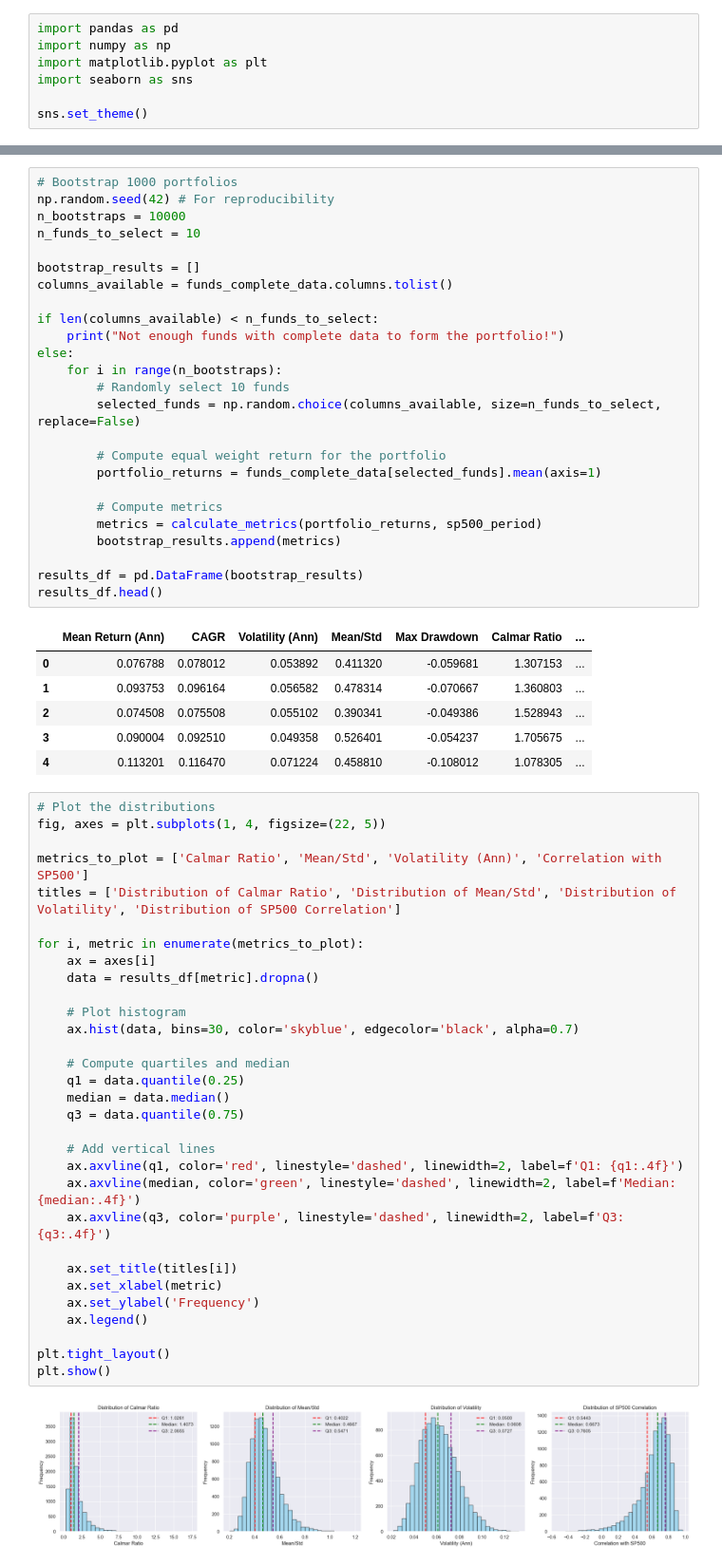
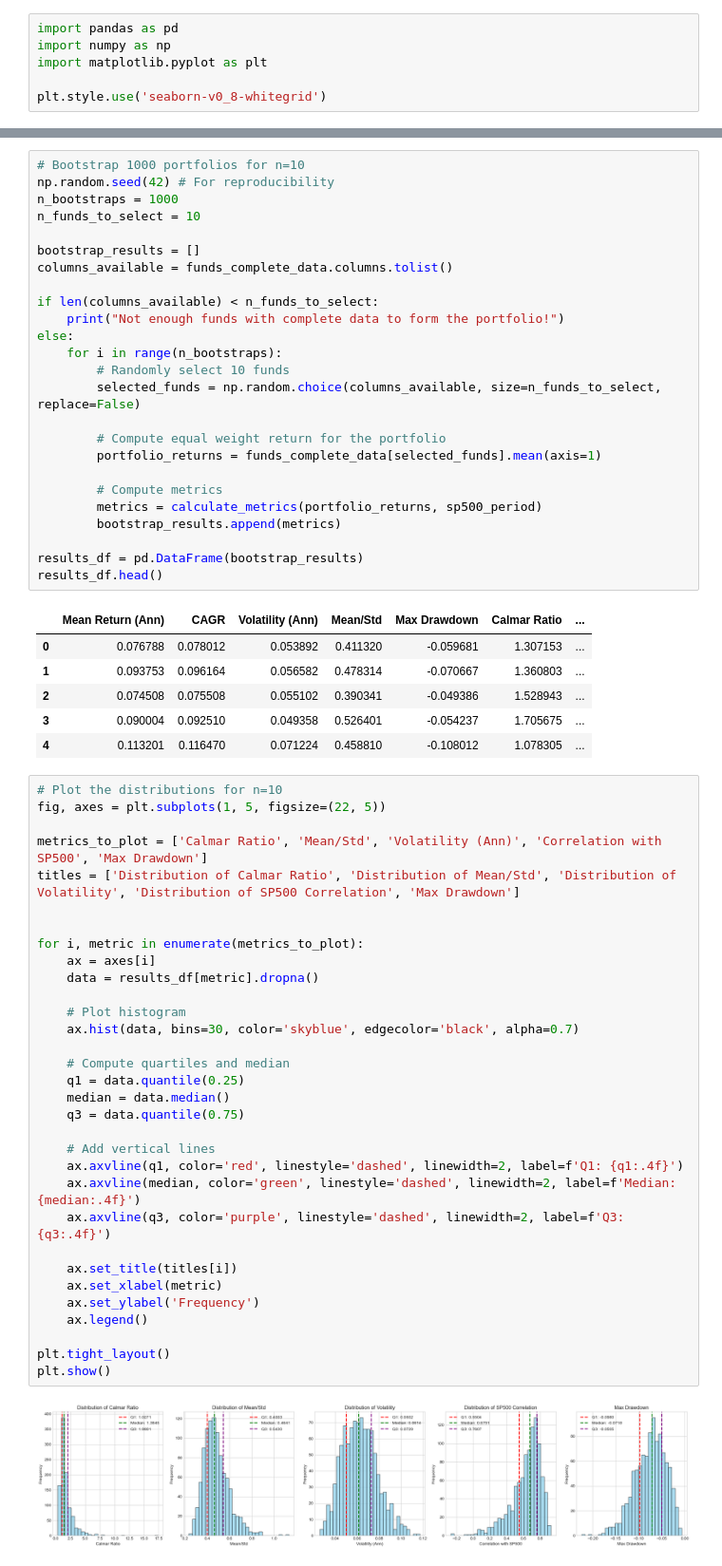
Before and after one commit to arthurdhonneur7/athenee_hf_portfolio, a Jupyter notebook: portfolio_bootstrap.ipynb, the cells around one changed output, grey strips where cells are left out. Shown at 95% size. Drawn from its saved outputs; the diff is of its cells as text.

```diff
--- a/portfolio_bootstrap.ipynb
+++ b/portfolio_bootstrap.ipynb
@@ -11,9 +11,8 @@ This notebook analyzes hedge fund data to:
 import pandas as pd
 import numpy as np
 import matplotlib.pyplot as plt
-import seaborn as sns
 
-sns.set_theme()
+plt.style.use('seaborn-v0_8-whitegrid')
 # %%
 # Load data
 df = pd.read_csv('data/time_series_jpm_renamed.csv', index_col=0, parse_dates=True)
@@ -77,9 +76,9 @@ def calculate_metrics(returns, sp500_returns):
         'Correlation with SP500': correlation
     }
 # %%
-# Bootstrap 1000 portfolios
+# Bootstrap 1000 portfolios for n=10
 np.random.seed(42) # For reproducibility
-n_bootstraps = 10000
+n_bootstraps = 1000
 n_funds_to_select = 10
 
 bootstrap_results = []
@@ -109,35 +108,36 @@ results_df.head()
 | 3 | 0.090004 | 0.092510 | 0.049358 | 0.526401 | -0.054237 | 1.705675 | ... |
 | 4 | 0.113201 | 0.116470 | 0.071224 | 0.458810 | -0.108012 | 1.078305 | ... |
 # %%
-# Plot the distributions
-fig, axes = plt.subplots(1, 4, figsize=(22, 5))
+# Plot the distributions for n=10
+fig, axes = plt.subplots(1, 5, figsize=(22, 5))
 
-metrics_to_plot = ['Calmar Ratio', 'Mean/Std', 'Volatility (Ann)', 'Correlation with SP500']
-titles = ['Distribution of Calmar Ratio', 'Distribution of Mean/Std', 'Distribution of Volatility', 'Distribution of SP500 Correlation']
+metrics_to_plot = ['Calmar Ratio', 'Mean/Std', 'Volatility (Ann)', 'Correlation with SP500', 'Max Drawdown']
+titles = ['Distribution of Calmar Ratio', 'Distribution of Mean/Std', 'Distribution of Volatility', 'Distribution of SP500 Correlation', 'Max Drawdown']
+
 
 for i, metric in enumerate(metrics_to_plot):
     ax = axes[i]
     data = results_df[metric].dropna()
 
     # Plot histogram
     ax.hist(data, bins=30, color='skyblue', edgecolor='black', alpha=0.7)
 
     # Compute quartiles and median
     q1 = data.quantile(0.25)
     median = data.median()
     q3 = data.quantile(0.75)
 
     # Add vertical lines
     ax.axvline(q1, color='red', linestyle='dashed', linewidth=2, label=f'Q1: {q1:.4f}')
     ax.axvline(median, color='green', linestyle='dashed', linewidth=2, label=f'Median: {median:.4f}')
     ax.axvline(q3, color='purple', linestyle='dashed', linewidth=2, label=f'Q3: {q3:.4f}')
 
     ax.set_title(titles[i])
     ax.set_xlabel(metric)
     ax.set_ylabel('Frequency')
     ax.legend()
 
 plt.tight_layout()
 plt.show()
 # %% [output]
-[figure, old version]
+[figure, new version]
```
Also changed, not shown: parts of 4 cells of this notebook, 1 other file.
